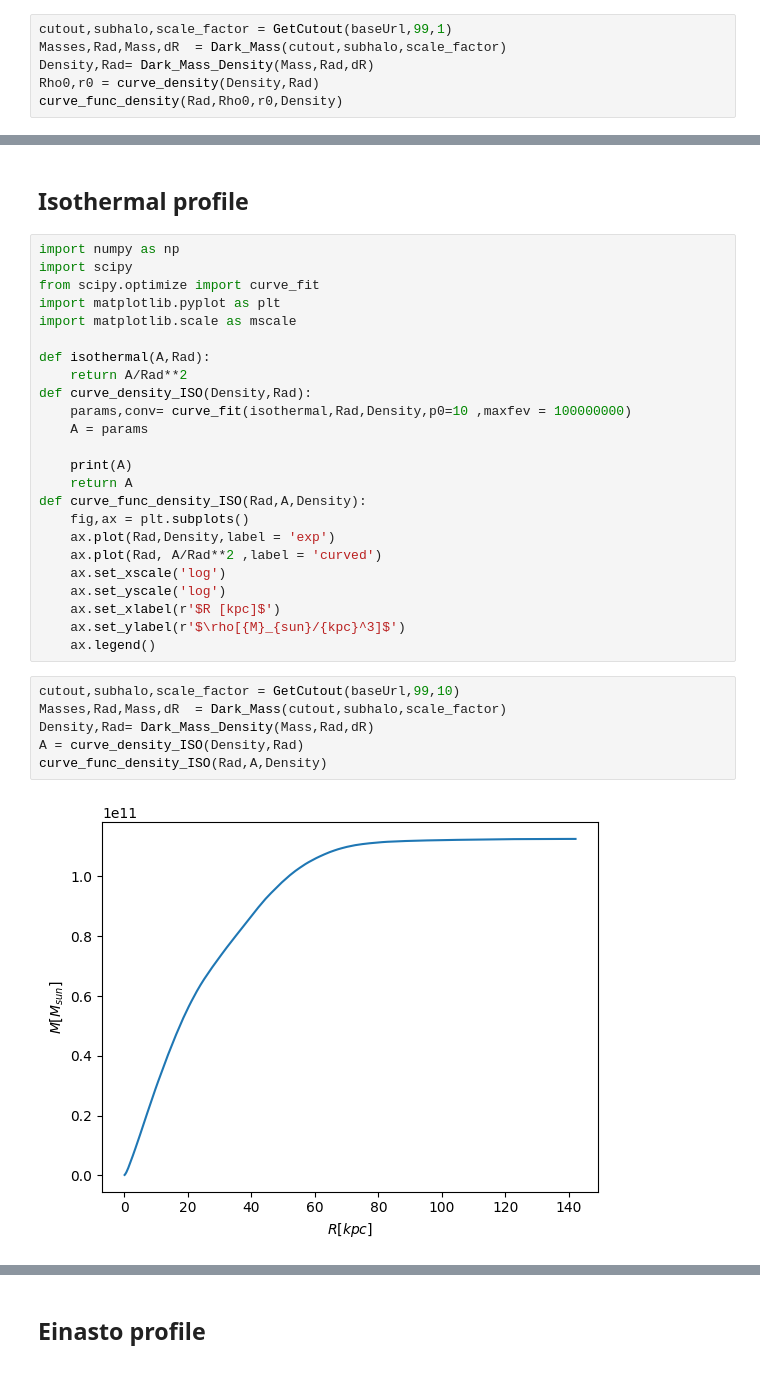
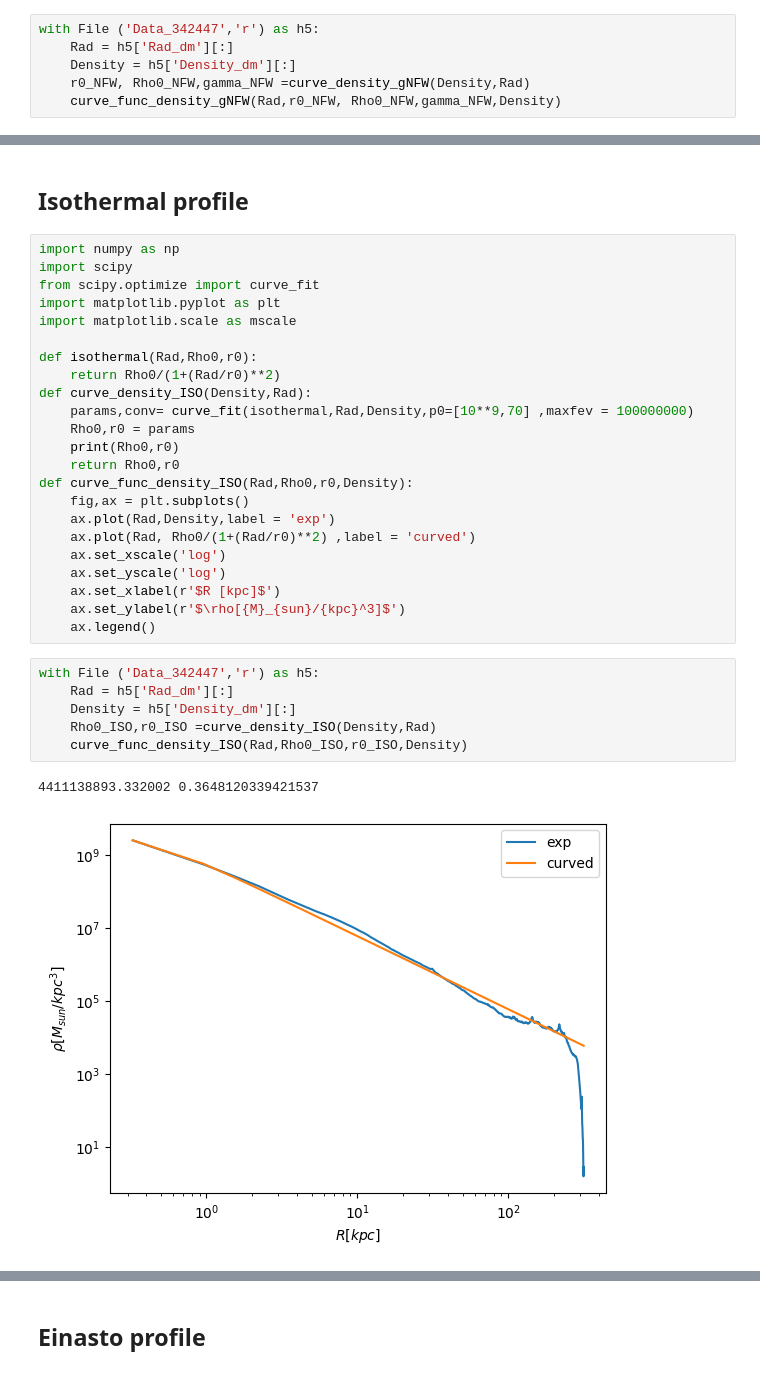
Before and after one commit to merkulovaveraastro9-source/AstronomyProject, a Jupyter notebook: Untitled3.ipynb, the cells around one changed output, grey strips where cells are left out. Cells and saved outputs as stored; diff of their text form.

```diff
--- a/Untitled3.ipynb
+++ b/Untitled3.ipynb
@@ -566,9 +579,9 @@ def curve_func_mass(Rad,Rho,r0,Mass):
     ax.set_ylabel(r'$M [{M}_{sun}]$')
     ax.legend()
 # %%
-cutout,subhalo,scale_factor = GetCutout(baseUrl,99,1)
-Masses,Rad,Mass,dR  = Dark_Mass(cutout,subhalo,scale_factor)
-Density,Rad= Dark_Mass_Density(Mass,Rad,dR)
-Rho0,r0 = curve_density(Density,Rad)
-curve_func_density(Rad,Rho0,r0,Density)
+with File ('Data_342447','r') as h5:
+    Rad = h5['Rad_dm'][:]
+    Density = h5['Density_dm'][:]
+    r0_NFW, Rho0_NFW,gamma_NFW =curve_density_gNFW(Density,Rad)
+    curve_func_density_gNFW(Rad,r0_NFW, Rho0_NFW,gamma_NFW,Density)
 # %% [output]
@@ -598,28 +596,28 @@ from scipy.optimize import curve_fit
 import matplotlib.pyplot as plt
 import matplotlib.scale as mscale
 
-def isothermal(A,Rad):
-    return A/Rad**2
+def isothermal(Rad,Rho0,r0):
+    return Rho0/(1+(Rad/r0)**2)
 def curve_density_ISO(Density,Rad):
-    params,conv= curve_fit(isothermal,Rad,Density,p0=10 ,maxfev = 100000000)
-    A = params
-
-    print(A)
-    return A
-def curve_func_density_ISO(Rad,A,Density):
+    params,conv= curve_fit(isothermal,Rad,Density,p0=[10**9,70] ,maxfev = 100000000)
+    Rho0,r0 = params
+    print(Rho0,r0)
+    return Rho0,r0
+def curve_func_density_ISO(Rad,Rho0,r0,Density):
     fig,ax = plt.subplots()
     ax.plot(Rad,Density,label = 'exp')
-    ax.plot(Rad, A/Rad**2 ,label = 'curved')
+    ax.plot(Rad, Rho0/(1+(Rad/r0)**2) ,label = 'curved')
     ax.set_xscale('log')
     ax.set_yscale('log')
     ax.set_xlabel(r'$R [kpc]$')
     ax.set_ylabel(r'$\rho[{M}_{sun}/{kpc}^3]$')
     ax.legend()
 # %%
-cutout,subhalo,scale_factor = GetCutout(baseUrl,99,10)
-Masses,Rad,Mass,dR  = Dark_Mass(cutout,subhalo,scale_factor)
-Density,Rad= Dark_Mass_Density(Mass,Rad,dR)
-A = curve_density_ISO(Density,Rad)
-curve_func_density_ISO(Rad,A,Density)
+with File ('Data_342447','r') as h5:
+    Rad = h5['Rad_dm'][:]
+    Density = h5['Density_dm'][:]
+    Rho0_ISO,r0_ISO =curve_density_ISO(Density,Rad)
+    curve_func_density_ISO(Rad,Rho0_ISO,r0_ISO,Density)
 # %% [output]
+4411138893.332002 0.3648120339421537
-[figure, old version]
+[figure, new version]
```
Also changed, not shown: parts of 11 cells of this notebook.
